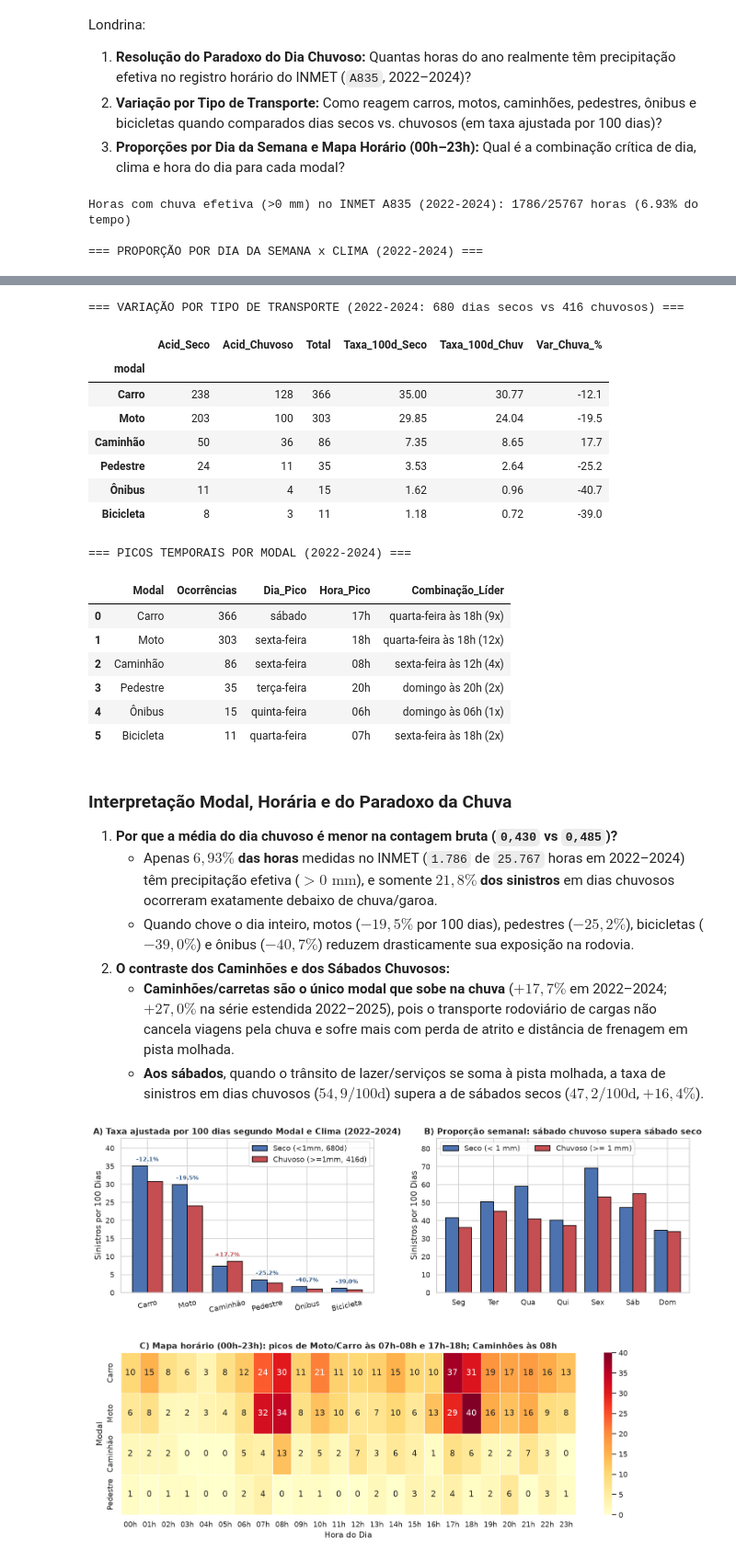
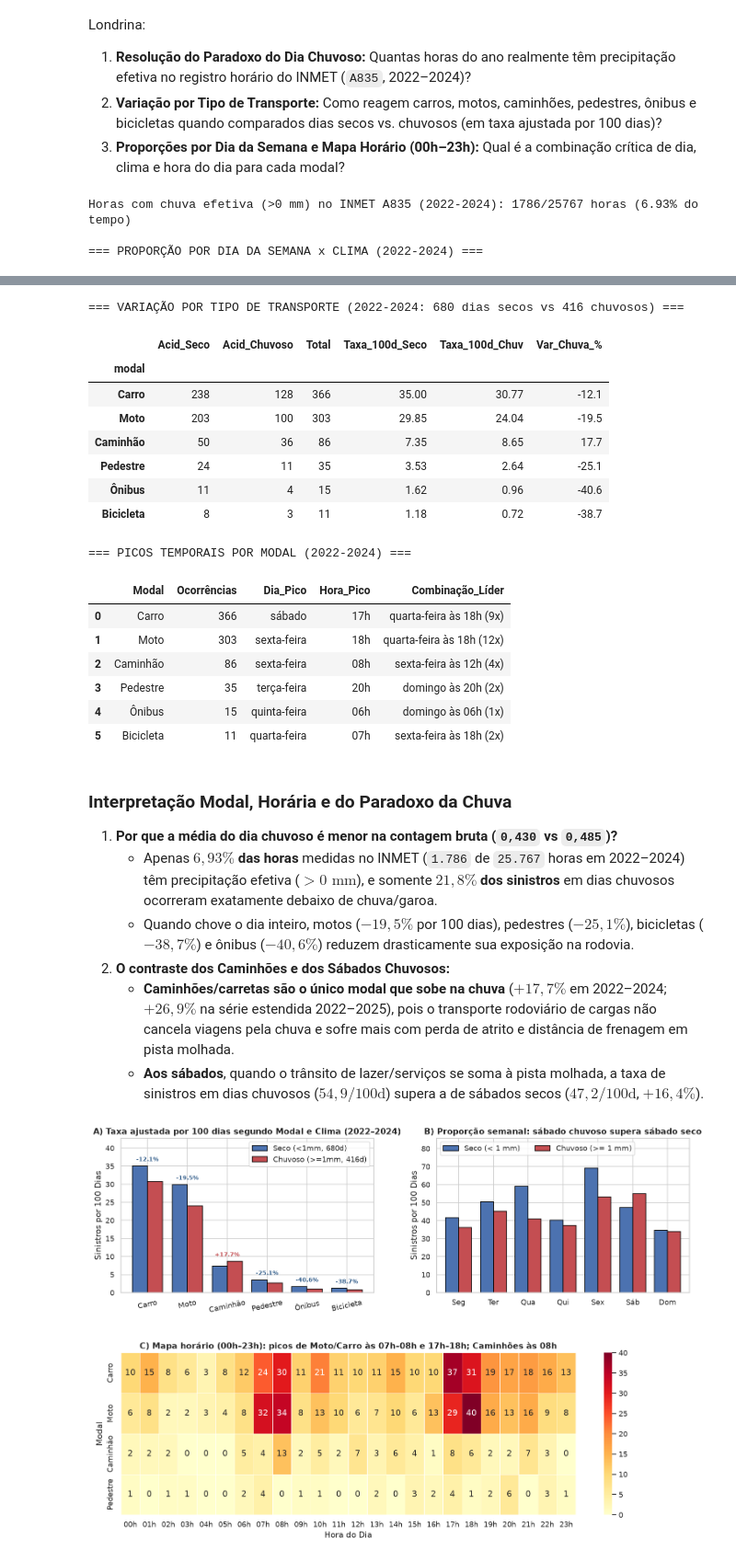
Before and after one commit to cai0duque/ciencia_de_dados_ML, a Jupyter notebook: notebooks/01_eda_integracao_e_ml_londrina.ipynb, the cells around one changed output, grey strips where cells are left out. Shown at 92% size. Drawn from its saved outputs; the diff is of its cells as text; code cells hidden in the pictures.

```diff
--- a/notebooks/01_eda_integracao_e_ml_londrina.ipynb
+++ b/notebooks/01_eda_integracao_e_ml_londrina.ipynb
@@ -265,9 +265,11 @@ acc_mod_24 = pes_22_24[pes_22_24['modal'] != 'Outros'].drop_duplicates(subset=['
 t_mod_24 = acc_mod_24.groupby(['modal', 'dia_chuvoso_londrina'])['id'].nunique().unstack(fill_value=0)
 t_mod_24.columns = ['Acid_Seco', 'Acid_Chuvoso']
 t_mod_24['Total'] = t_mod_24['Acid_Seco'] + t_mod_24['Acid_Chuvoso']
-t_mod_24['Taxa_100d_Seco'] = (t_mod_24['Acid_Seco'] / n_seco_24 * 100).round(2)
-t_mod_24['Taxa_100d_Chuv'] = (t_mod_24['Acid_Chuvoso'] / n_chuv_24 * 100).round(2)
-t_mod_24['Var_Chuva_%'] = ((t_mod_24['Taxa_100d_Chuv'] / t_mod_24['Taxa_100d_Seco'] - 1) * 100).round(1)
+tx_s_24 = t_mod_24['Acid_Seco'] / n_seco_24 * 100
+tx_c_24 = t_mod_24['Acid_Chuvoso'] / n_chuv_24 * 100
+t_mod_24['Taxa_100d_Seco'] = tx_s_24.round(2)
+t_mod_24['Taxa_100d_Chuv'] = tx_c_24.round(2)
+t_mod_24['Var_Chuva_%'] = ((tx_c_24 / tx_s_24 - 1) * 100).round(1)
 print('=== VARIAÇÃO POR TIPO DE TRANSPORTE (2022-2024: 680 dias secos vs 416 chuvosos) ===')
 display(t_mod_24.sort_values('Total', ascending=False))
 
@@ -277,36 +279,36 @@ for m in ['Carro', 'Moto', 'Caminhão', 'Pedestre', 'Ônibus', 'Bicicleta']:
     sm = acc_mod_24[acc_mod_24['modal'] == m]
     dh = sm.groupby(['dia_semana', 'hora'])['id'].nunique()
     best_dh = dh.idxmax()
     peaks.append({
         'Modal': m,
         'Ocorrências': sm['id'].nunique(),
         'Dia_Pico': sm.groupby('dia_semana')['id'].nunique().idxmax(),
         'Hora_Pico': f"{sm.groupby('hora')['id'].nunique().idxmax():02d}h",
         'Combinação_Líder': f"{best_dh[0]} às {best_dh[1]:02d}h ({dh.max()}x)"
     })
 print('=== PICOS TEMPORAIS POR MODAL (2022-2024) ===')
 display(pd.DataFrame(peaks))
 # %% [output]
 Horas com chuva efetiva (>0 mm) no INMET A835 (2022-2024): 1786/25767 horas (6.93% do tempo)
 
 === PROPORÇÃO POR DIA DA SEMANA x CLIMA (2022-2024) ===
 |  | Dia_Semana | Dias_Secos | Acid_Secos | Taxa_Seco_100d | Dias_Chuv | Acid_Chuv | Taxa_Chuv_100d | Var_Chuva_% |
 | 0 | segunda-feira | 96 | 40 | 41.7 | 61 | 22 | 36.1 | -13.4 |
 | 1 | terça-feira | 93 | 47 | 50.5 | 64 | 29 | 45.3 | -10.3 |
 | 2 | quarta-feira | 90 | 53 | 58.9 | 66 | 27 | 40.9 | -30.5 |
 | 3 | quinta-feira | 97 | 39 | 40.2 | 59 | 22 | 37.3 | -7.3 |
 | 4 | sexta-feira | 94 | 65 | 69.1 | 62 | 33 | 53.2 | -23.0 |
 | 5 | sábado | 106 | 50 | 47.2 | 51 | 28 | 54.9 | 16.4 |
 | 6 | domingo | 104 | 36 | 34.6 | 53 | 18 | 34.0 | -1.9 |
 === VARIAÇÃO POR TIPO DE TRANSPORTE (2022-2024: 680 dias secos vs 416 chuvosos) ===
 |  | Acid_Seco | Acid_Chuvoso | Total | Taxa_100d_Seco | Taxa_100d_Chuv | Var_Chuva_% |
 | modal |  |  |  |  |  |  |
 | Carro | 238 | 128 | 366 | 35.00 | 30.77 | -12.1 |
 | Moto | 203 | 100 | 303 | 29.85 | 24.04 | -19.5 |
 | Caminhão | 50 | 36 | 86 | 7.35 | 8.65 | 17.7 |
-| Pedestre | 24 | 11 | 35 | 3.53 | 2.64 | -25.2 |
-| Ônibus | 11 | 4 | 15 | 1.62 | 0.96 | -40.7 |
-| Bicicleta | 8 | 3 | 11 | 1.18 | 0.72 | -39.0 |
+| Pedestre | 24 | 11 | 35 | 3.53 | 2.64 | -25.1 |
+| Ônibus | 11 | 4 | 15 | 1.62 | 0.96 | -40.6 |
+| Bicicleta | 8 | 3 | 11 | 1.18 | 0.72 | -38.7 |
 === PICOS TEMPORAIS POR MODAL (2022-2024) ===
 |  | Modal | Ocorrências | Dia_Pico | Hora_Pico | Combinação_Líder |
 | 0 | Carro | 366 | sábado | 17h | quarta-feira às 18h (9x) |
@@ -320,9 +322,9 @@ Horas com chuva efetiva (>0 mm) no INMET A835 (2022-2024): 1786/25767 horas (6.9
 
 1. **Por que a média do dia chuvoso é menor na contagem bruta (`0,430` vs `0,485`)?**
    * Apenas **$6{,}93\%$ das horas** medidas no INMET (`1.786` de `25.767` horas em 2022–2024) têm precipitação efetiva ($> 0\text{ mm}$), e somente **$21{,}8\%$ dos sinistros** em dias chuvosos ocorreram exatamente debaixo de chuva/garoa.
-   * Quando chove o dia inteiro, motos (**$-19{,}5\%$** por 100 dias), pedestres (**$-25{,}2\%$**), bicicletas (**$-39{,}0\%$**) e ônibus (**$-40{,}7\%$**) reduzem drasticamente sua exposição na rodovia.
+   * Quando chove o dia inteiro, motos (**$-19{,}5\%$** por 100 dias), pedestres (**$-25{,}1\%$**), bicicletas (**$-38{,}7\%$**) e ônibus (**$-40{,}6\%$**) reduzem drasticamente sua exposição na rodovia.
 2. **O contraste dos Caminhões e dos Sábados Chuvosos:**
-   * **Caminhões/carretas são o único modal que sobe na chuva** (**$+17{,}7\%$** em 2022–2024; **$+27{,}0\%$** na série estendida 2022–2025), pois o transporte rodoviário de cargas não cancela viagens pela chuva e sofre mais com perda de atrito e distância de frenagem em pista molhada.
+   * **Caminhões/carretas são o único modal que sobe na chuva** (**$+17{,}7\%$** em 2022–2024; **$+26{,}9\%$** na série estendida 2022–2025), pois o transporte rodoviário de cargas não cancela viagens pela chuva e sofre mais com perda de atrito e distância de frenagem em pista molhada.
    * **Aos sábados**, quando o trânsito de lazer/serviços se soma à pista molhada, a taxa de sinistros em dias chuvosos (**$54{,}9/100\text{d}$**) supera a de sábados secos (**$47{,}2/100\text{d}$**, **$+16{,}4\%$**).
 # %%
 # Painel visual: Modais x Clima, Proporção Semanal e Heatmap Horário (00h-23h)
```
Also changed, not shown: parts of 2 cells of this notebook, 11 other files.
